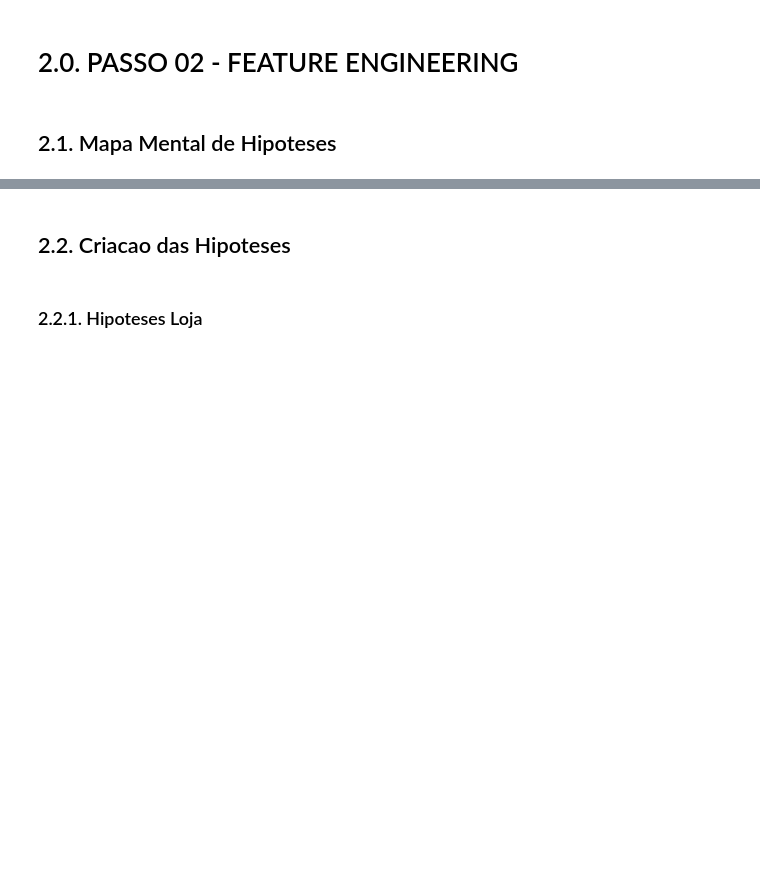
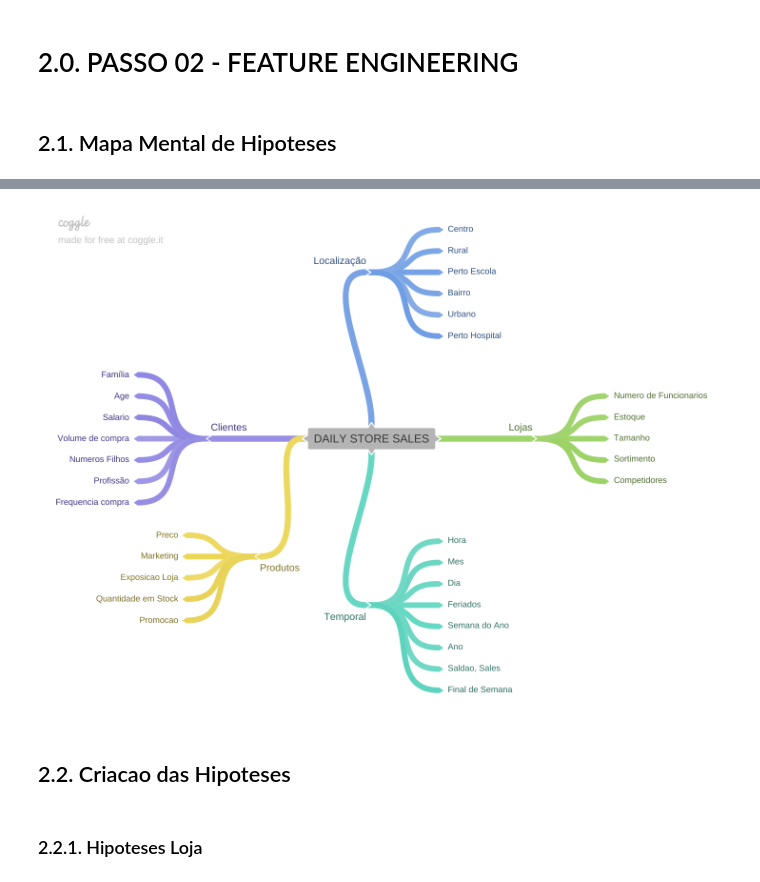
Before and after one commit to Ricardojnf33/Rossmann_Store_Sales, a Jupyter notebook: Rossmann_Store_Sales_Modulo_4_AED.ipynb, the cells around one changed output, grey strips where cells are left out. Drawn from its saved outputs; the diff is of its cells as text; code cells hidden in the pictures; blank space fills up the shorter version.

```diff
--- a/Rossmann_Store_Sales_Modulo_4_AED.ipynb
+++ b/Rossmann_Store_Sales_Modulo_4_AED.ipynb
@@ -290,3 +286,7 @@ Image( '/home/arquinho/REPOS/ds-producao/DsProducao/img/Hypothesis.png' )
+# %%
+Image( '/content/Rossmann_Store_Sales/MindMapHypothesis.png' )
+# %% [output]
+[figure, added]
 # %% [markdown]
 ## 2.2. Criacao das Hipoteses
 # %% [markdown]
```
Also changed, not shown: parts of 10 cells of this notebook.
